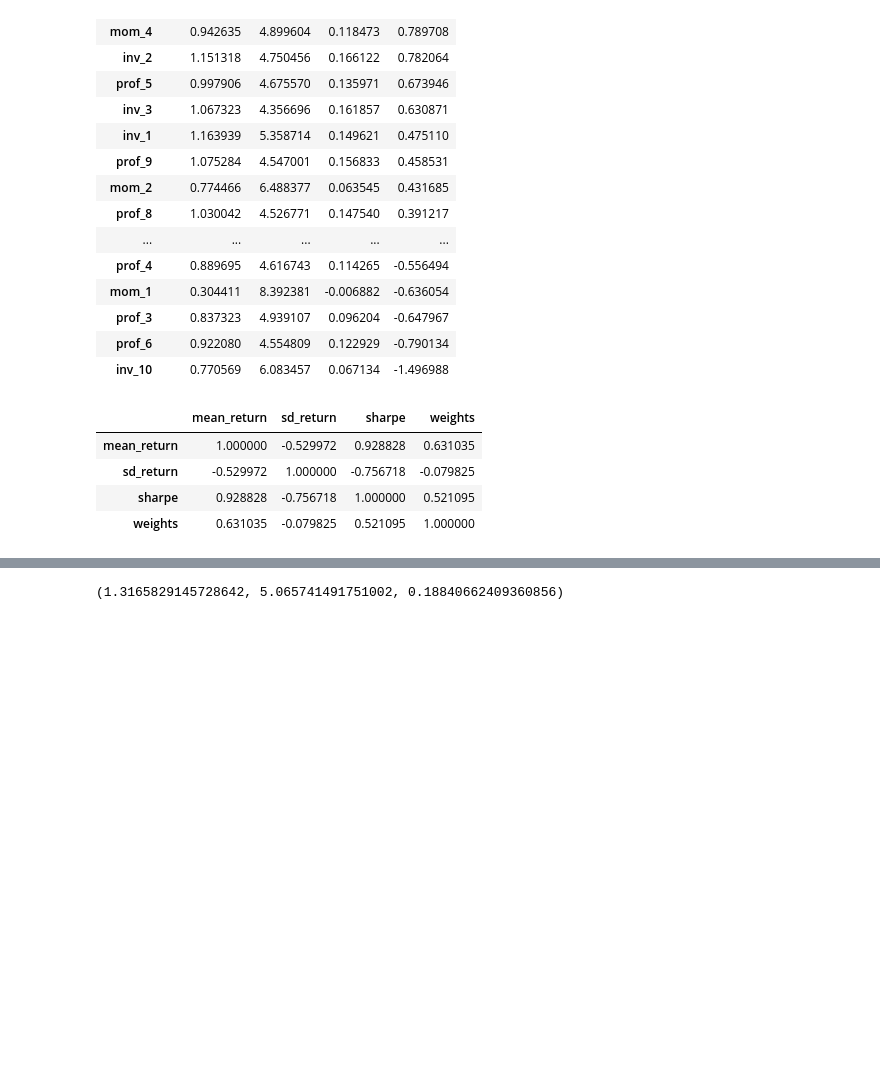
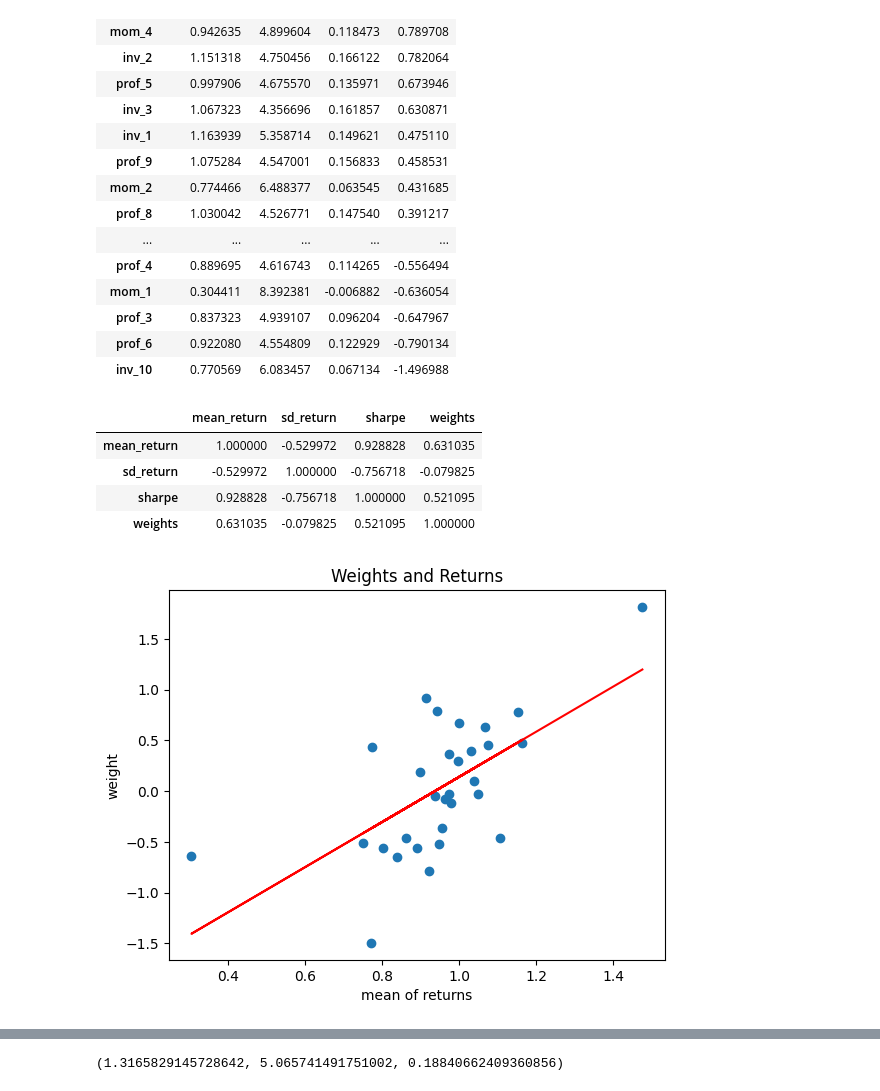
Before and after one commit to gerald-liu/FINA5210, a Jupyter notebook: part-2.ipynb, the cells around one changed output, grey strips where cells are left out. Drawn from its saved outputs; the diff is of its cells as text; code cells hidden in the pictures; blank space fills up the shorter version.

```diff
--- a/part-2.ipynb
+++ b/part-2.ipynb
@@ -255,3 +263,16 @@ df_tanp_30.corr()
 | sd_return | -0.529972 | 1.000000 | -0.756718 | -0.079825 |
 | sharpe | 0.928828 | -0.756718 | 1.000000 | 0.521095 |
 | weights | 0.631035 | -0.079825 | 0.521095 | 1.000000 |
+# %%
+lm_ret = LinearRegression().fit(df_tanp_30['mean_return'].values.reshape(-1, 1),
+                                df_tanp_30['weights'].values)
+w_pred_ret = lm_ret.predict(df_tanp_30['mean_return'].values.reshape(-1, 1))
+
+plt.scatter(df_tanp_30['mean_return'], df_tanp_30['weights'])
+plt.plot(df_tanp_30['mean_return'], w_pred_ret, c="r")
+plt.title("Weights and Returns")
+plt.xlabel("mean of returns")
+plt.ylabel("weight")
+plt.show()
+# %% [output]
+[figure, added]
```
Also changed, not shown: parts of 5 cells of this notebook, 2 other files.
